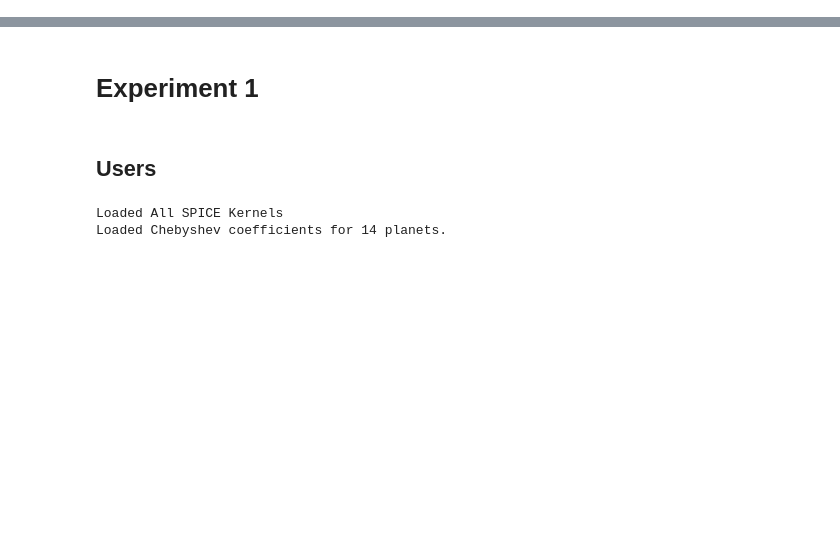
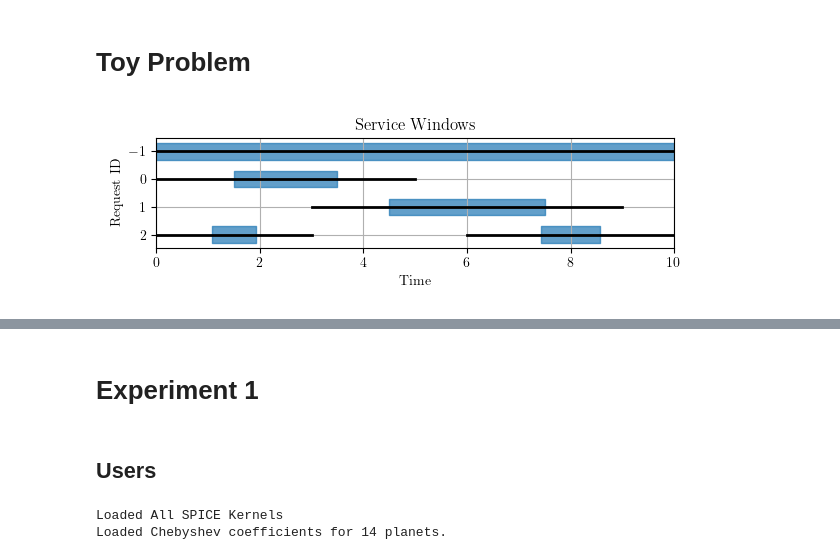
Before and after one commit to Stanford-NavLab/LuPNT, a Jupyter notebook: examples/projects/pnt-scheduling/python/experiments.ipynb, the cells around one changed output, grey strips where cells are left out. Cells and saved outputs as stored; diff of their text form; code cells hidden in the pictures; blank space fills up the shorter version.

```diff
--- a/examples/projects/pnt-scheduling/python/experiments.ipynb
+++ b/examples/projects/pnt-scheduling/python/experiments.ipynb
@@ -11,0 +19,53 @@ pp = pprint.PrettyPrinter()
+# %% [markdown]
+# Toy Problem
+# %%
+figsize = (6, 2)
+
+requests = [
+    Request(id=-1, user_id=-1, rv=None, start=0, end=10, duration=10),  # Dummy request
+    Request(id=0, user_id=1, rv=None, start=0, end=10, duration=2),
+    Request(id=1, user_id=2, rv=None, start=0, end=10, duration=3),
+    Request(id=2, user_id=3, rv=None, start=0, end=10, duration=2),
+]
+
+service_windows = [
+    ServiceWindow(
+        id=-1, request_id=-1, start=0, end=10, reward=0, power_gen=0, data_gen=0
+    ),  # Dummy service window
+    ServiceWindow(
+        id=0, request_id=0, start=0, end=5, reward=1, power_gen=-1, data_gen=1
+    ),
+    ServiceWindow(
+        id=1, request_id=1, start=3, end=9, reward=2, power_gen=-1, data_gen=1
+    ),
+    ServiceWindow(
+        id=2, request_id=2, start=0, end=3, reward=3, power_gen=-1, data_gen=1
+    ),
+    ServiceWindow(
+        id=2, request_id=2, start=6, end=10, reward=5, power_gen=-1, data_gen=1
+    ),
+]
+
+transition_times = np.ones((len(service_windows), len(service_windows)))
+transition_times[np.diag_indices(len(service_windows))] = 0
+energy_gen_func = lambda ts, te: 0.25 * (te - ts)
+data_gen_func = lambda ts, te: -0.25 * (te - ts)
+
+
+problem = PntSchedulingProblem(
+    requests=requests,
+    service_windows=service_windows,
+    transition_times=transition_times,
+    N_max_actions=50,
+    min_action_duration=1,
+    max_energy=10,
+    min_energy=2,
+    max_data=10,
+    min_data=2,
+    energy_gen_func=energy_gen_func,
+    data_gen_func=data_gen_func,
+)
+
+plotting.plot_requests_service_windows(requests, service_windows, figsize=figsize)
+# %% [output]
+[figure, added]
```
Also changed, not shown: parts of 21 cells of this notebook, 2 other files.
